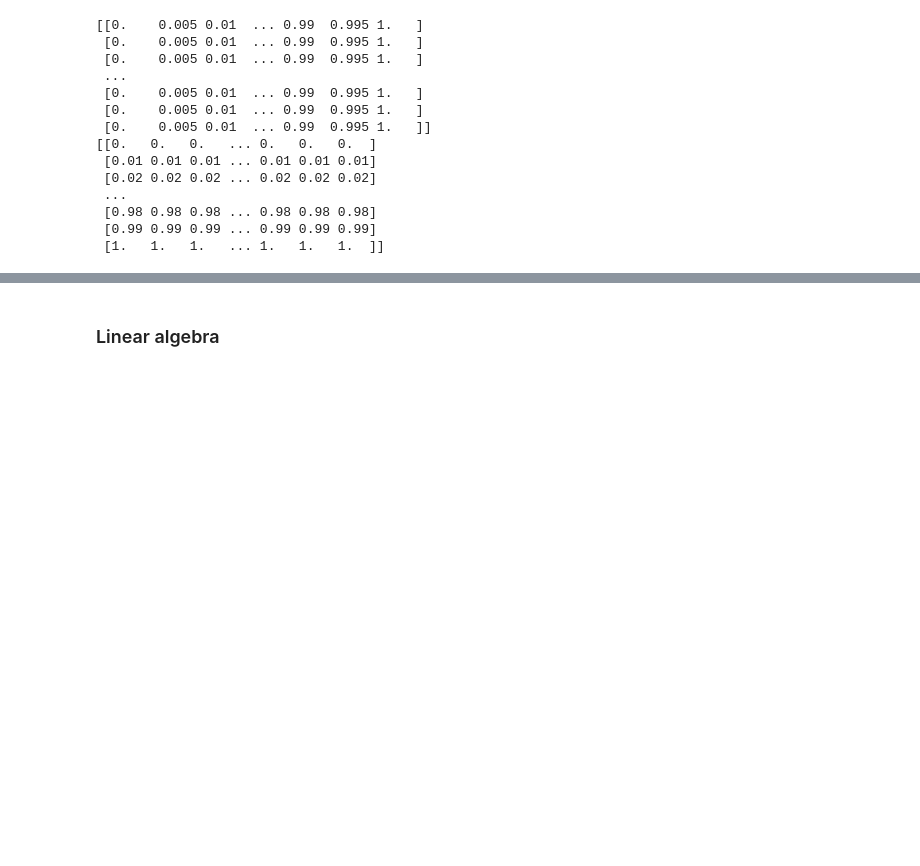
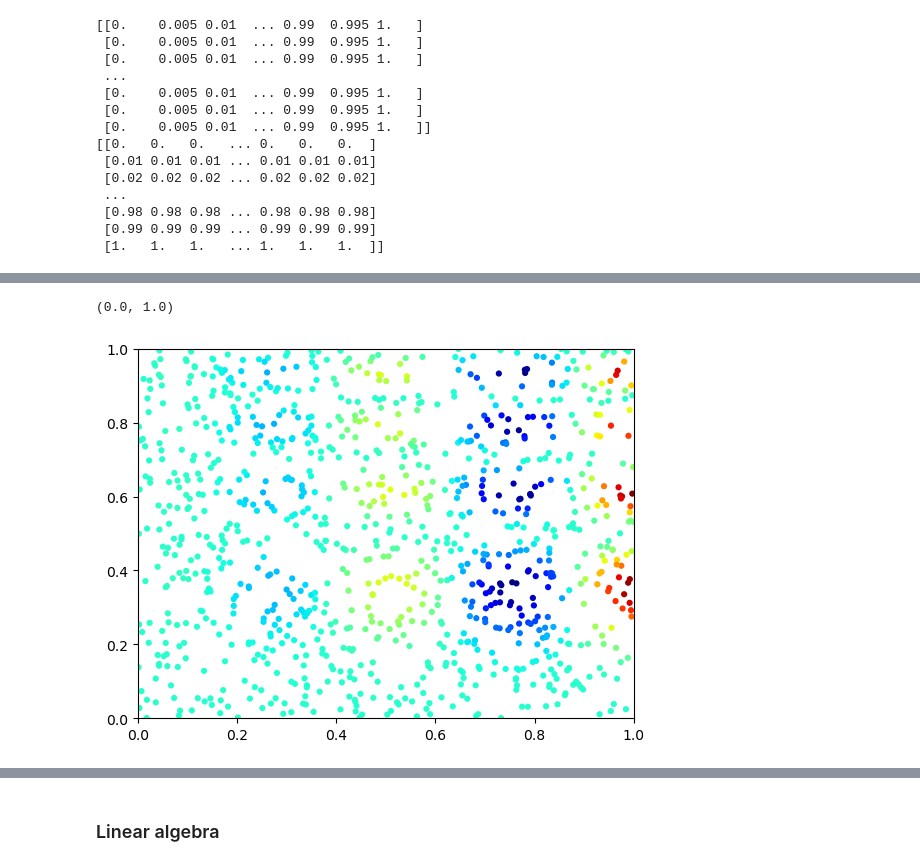
Before and after one commit to Morisset/Python-lectures-Notebooks, a Jupyter notebook: Lecture_Notebooks/intro_Scipy.ipynb, the cells around one changed output, grey strips where cells are left out. Cells and saved outputs as stored; diff of their text form; code cells hidden in the pictures; blank space fills up the shorter version.

```diff
--- a/Lecture_Notebooks/intro_Scipy.ipynb
+++ b/Lecture_Notebooks/intro_Scipy.ipynb
@@ -331,3 +328,11 @@ print(np.min(values), np.max(values))
+# %%
+f, ax = plt.subplots()
+ax.scatter(points[:,0], points[:,1], c=values, s=20, edgecolor='none', cmap='jet')
+ax.set_xlim(0, 1)
+ax.set_ylim(0, 1)
+# %% [output]
+(0.0, 1.0)
+[figure, added]
 # %%
 # griddata is the 2D-interpolating method. We want to obtain values on (grid_x, grid_y) points,
 # using "points" and "values".
```
Also changed, not shown: parts of 17 cells of this notebook, 1 other file.
